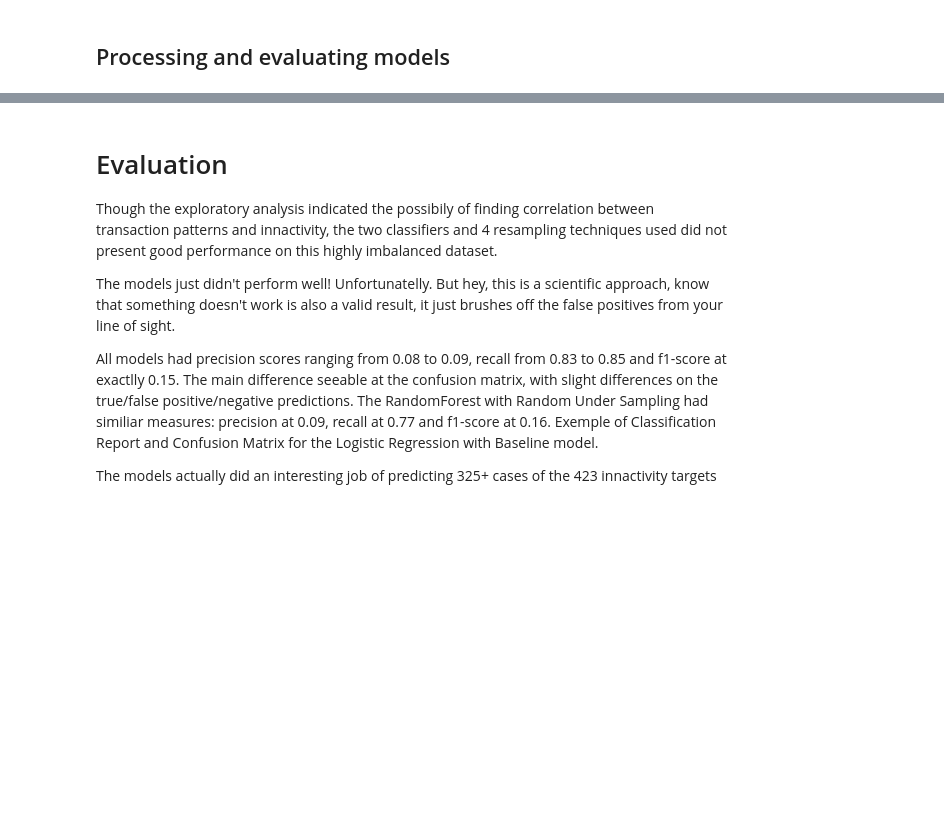
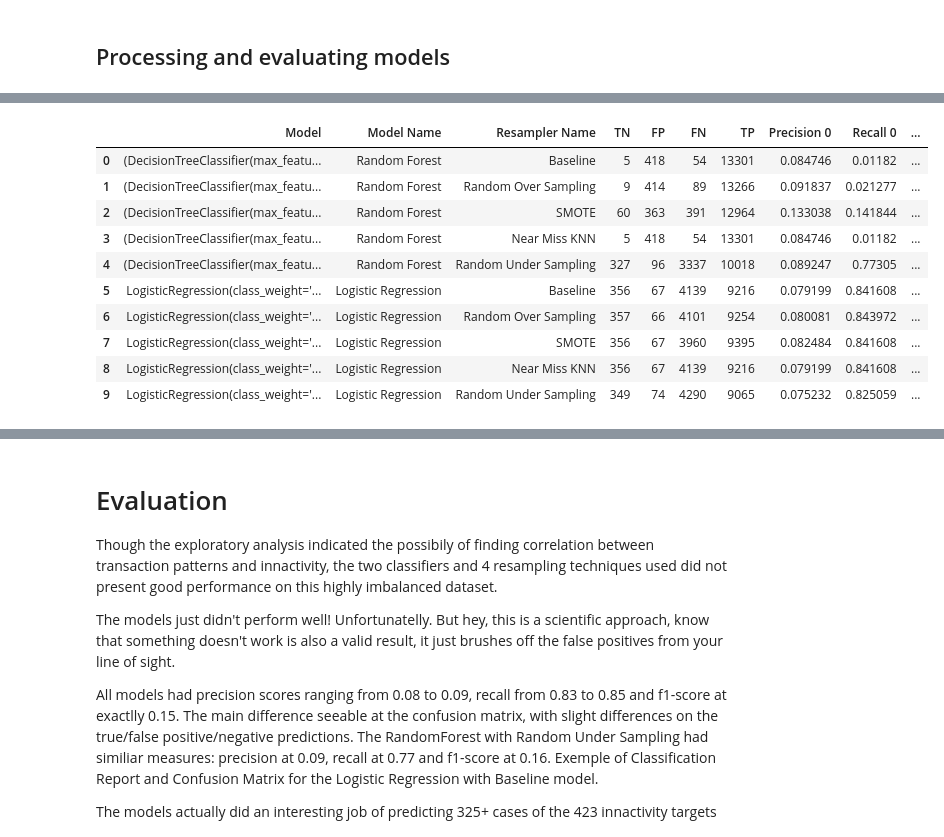
Before and after one commit to nandodsg/Innactivity-Prediction-with-Transactional-Data, a Jupyter notebook: Innactivity prediction with transactional data.ipynb, the cells around one changed output, grey strips where cells are left out. Cells and saved outputs as stored; diff of their text form; code cells hidden in the pictures; blank space fills up the shorter version.

```diff
--- a/Innactivity prediction with transactional data.ipynb
+++ b/Innactivity prediction with transactional data.ipynb
@@ -10,6 +123,6 @@ import seaborn as sns
 %matplotlib inline
 # %%
-df = pd.read_csv('./Model Data Set (pseudo).csv',sep=';')
+df = u.pd.read_csv('./Model Data Set (pseudo).csv',sep=';')
 df.head()
 # %% [output]
 |  | CREDIT_UNION_ID | ACCOUNT_NUM | FLG_202201 | FLG_202202 | FLG_202203 | FLG_202204 | FLG_202205 | FLG_202206 | ... |
@@ -314,20 +234,22 @@ def model_predict(model_name,resampling_name,X,y,random_state,test_size,verbose)
 # %% [markdown]
 ## Processing and evaluating models
 # %%
-#set shared variables
-random_state = 26
-test_size = 0.15
-#set model names
-model_name = ['Random Forest','Logistic Regression']
-#set resampling names
-resampling_name = ['Baseline','Random Over Sampling','SMOTE','Near Miss KNN','Random Under Sampling']
-
+#Instantiate empty list to hold models for coeficient evaluation
 model_prediction = []
 
-for model in model_name:
-    for resampling in resampling_name:
-        cr,cm = model_predict(model,resampling,X,y,random_state,test_size,'off')
-        model_prediction.append((model,resampling,cr,cm))
+model_scores_table = u.pd.DataFrame()
+model_scores_table['Scores'] = ['Model','Model Name','Resampler Name','TN','FP','FN','TP','Precision 0','Precision 1','Recall 0','Recall 1','F1-Score 0','F1-Score 1','Support 0','Support 1']
+
+for model_name in models:
+    for resampler_name in resamplers:
+        model,cr,cm,precision,recall,fbeta_score,support = u.model_predict(model_name,resampler_name,X,y,random_state,test_size,verbose)
+        models_scores_append = [model,model_name,resampler_name,cm[0][0],cm[0][1],cm[1][0],cm[1][1],precision[0],precision[1],recall[0],recall[1],fbeta_score[0],fbeta_score[1],support[0],support[1]]
+
+        model_scores_table[model_name+' '+resampler_name] = models_scores_append
+        model_prediction.append((model,model_name,resampler_name))
+
+# Create Model Coeficient Table
+Model_Coef_Table = u.Model_Coef_Table(model_prediction, X)
 # %% [output]
 --------------------------------------------------------------------------------
 --------------------------------------------------------------------------------
@@ -348,0 +322,20 @@ Total processing time: --- 0.2204113006591797 seconds ---
+# %%
+# Let's transpose the Model Scores Table to get a better look
+model_scores_table_T = model_scores_table.T
+# Now let's promote the first row as header and drop the index
+model_scores_table_T = model_scores_table_T.rename(columns=model_scores_table_T.iloc[0]).drop(model_scores_table_T.index[0]).reset_index(drop=True)
+# Let's clean out the score related to predicint the majority class (1)
+model_scores_table_T = model_scores_table_T.drop(columns=['Precision 1','Recall 1','F1-Score 1'])
+model_scores_table_T
+# %% [output]
+|  | Model | Model Name | Resampler Name | TN | FP | FN | TP | Precision 0 | Recall 0 | ... |
+| 0 | (DecisionTreeClassifier(max_featu... | Random Forest | Baseline | 5 | 418 | 54 | 13301 | 0.084746 | 0.01182 | ... |
+| 1 | (DecisionTreeClassifier(max_featu... | Random Forest | Random Over Sampling | 9 | 414 | 89 | 13266 | 0.091837 | 0.021277 | ... |
+| 2 | (DecisionTreeClassifier(max_featu... | Random Forest | SMOTE | 60 | 363 | 391 | 12964 | 0.133038 | 0.141844 | ... |
+| 3 | (DecisionTreeClassifier(max_featu... | Random Forest | Near Miss KNN | 5 | 418 | 54 | 13301 | 0.084746 | 0.01182 | ... |
+| 4 | (DecisionTreeClassifier(max_featu... | Random Forest | Random Under Sampling | 327 | 96 | 3337 | 10018 | 0.089247 | 0.77305 | ... |
+| 5 | LogisticRegression(class_weight='... | Logistic Regression | Baseline | 356 | 67 | 4139 | 9216 | 0.079199 | 0.841608 | ... |
+| 6 | LogisticRegression(class_weight='... | Logistic Regression | Random Over Sampling | 357 | 66 | 4101 | 9254 | 0.080081 | 0.843972 | ... |
+| 7 | LogisticRegression(class_weight='... | Logistic Regression | SMOTE | 356 | 67 | 3960 | 9395 | 0.082484 | 0.841608 | ... |
+| 8 | LogisticRegression(class_weight='... | Logistic Regression | Near Miss KNN | 356 | 67 | 4139 | 9216 | 0.079199 | 0.841608 | ... |
+| 9 | LogisticRegression(class_weight='... | Logistic Regression | Random Under Sampling | 349 | 74 | 4290 | 9065 | 0.075232 | 0.825059 | ... |
```
Also changed, not shown: parts of 28 cells of this notebook, 2 other files.
